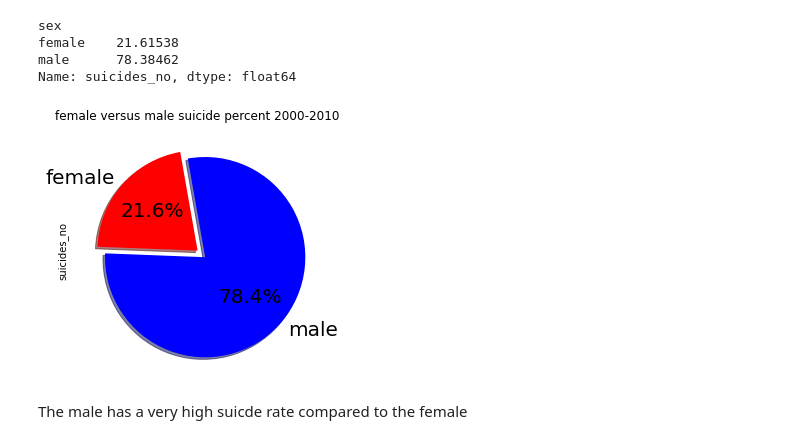
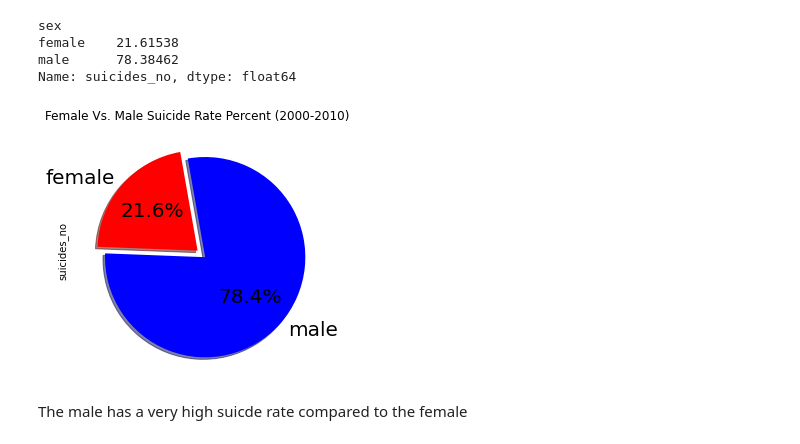
Before and after one commit to mguner-data/Global_Suicide_Data_Analysis, a Jupyter notebook: SuicidePy_AL.ipynb, the cells around one changed output. Drawn from its saved outputs; the diff is of its cells as text; code cells hidden in the pictures.

```diff
--- a/SuicidePy_AL.ipynb
+++ b/SuicidePy_AL.ipynb
@@ -264,10 +286,10 @@ male      78.38462
 Name: suicides_no, dtype: float64
 # %%
 # Pie Plot
-suicide_vs_age = gender_suicide_percent.plot(kind='pie', y='sex', title="female versus male suicide percent 2000-2010",\
+suicide_vs_age = gender_suicide_percent.plot(kind='pie', y='sex', title="Female Vs. Male Suicide Rate Percent (2000-2010)",\
                 startangle=100, autopct='%1.1f%%',shadow=True, fontsize=20, colors =["r","b"],legend =False, explode =(0, 0.1))
 plt.tight_layout()
 plt.savefig('output_data_AL/gender_suicide_percent.pdf')
 plt.show()
 # %% [output]
-[figure, old version]
+[figure, new version]
```
Also changed, not shown: parts of 12 cells of this notebook, 7 other files.
